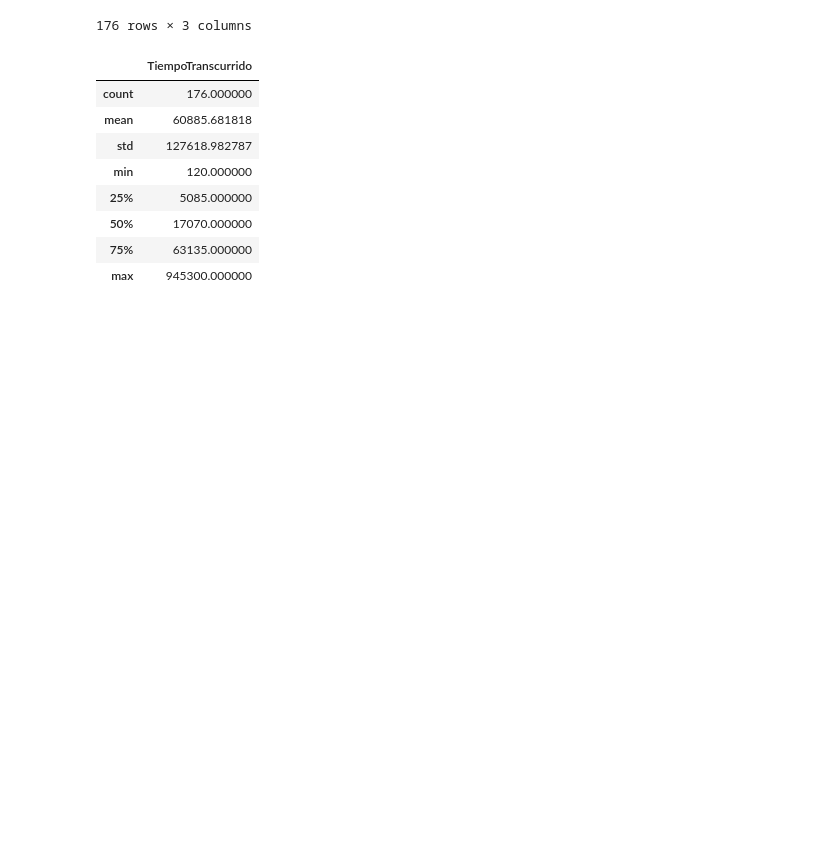
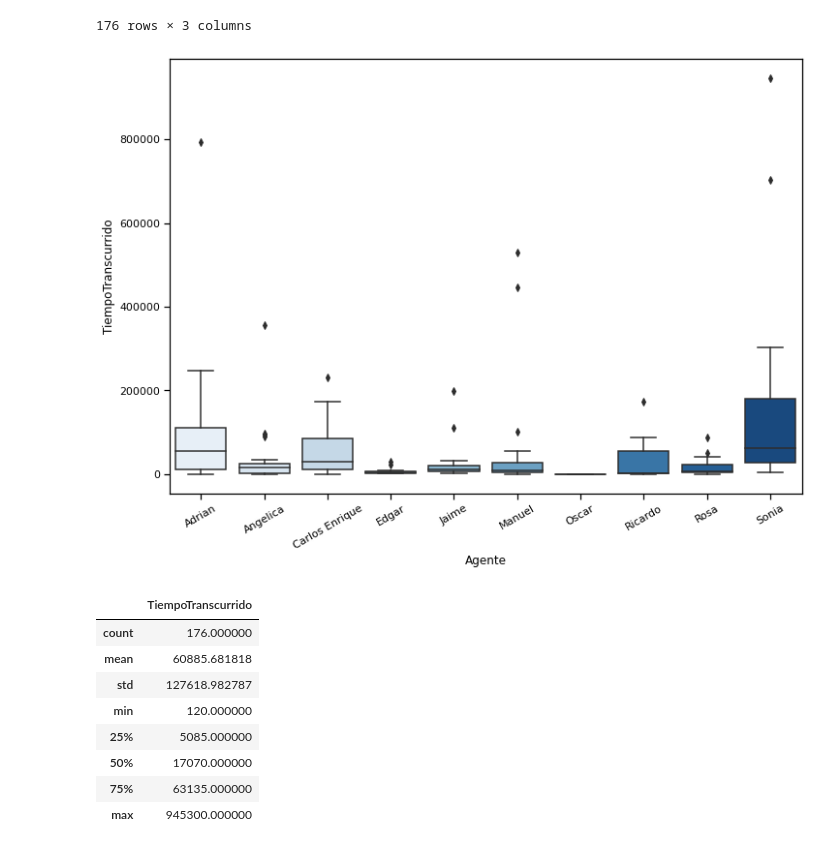
Before and after one commit to earandir/Data-Analyst, a Jupyter notebook: Modulo04/CheckPoint/Proyecto_CheckPoint.ipynb, the cells around one changed output. Cells and saved outputs as stored; diff of their text form; code cells hidden in the pictures; blank space fills up the shorter version.

```diff
--- a/Modulo04/CheckPoint/Proyecto_CheckPoint.ipynb
+++ b/Modulo04/CheckPoint/Proyecto_CheckPoint.ipynb
@@ -344,6 +344,14 @@ soporte
 | 174 | Sonia | Ventas | 276840 |
 | 175 | Sonia | Zinc e-commerce | 194760 |
 176 rows × 3 columns
+# %%
+a4_dims = (11.7, 8.27)
+fig, ax = plt.subplots(figsize=a4_dims)
+ax = sns.boxplot(data=soporte, x='Agente', y='TiempoTranscurrido',  palette='Blues')
+ax.tick_params(axis='x', rotation=30)
+sns.set_context('notebook')
+# %% [output]
+[figure, added]
 # %%
 soporte.describe()
 # %% [output]
```
